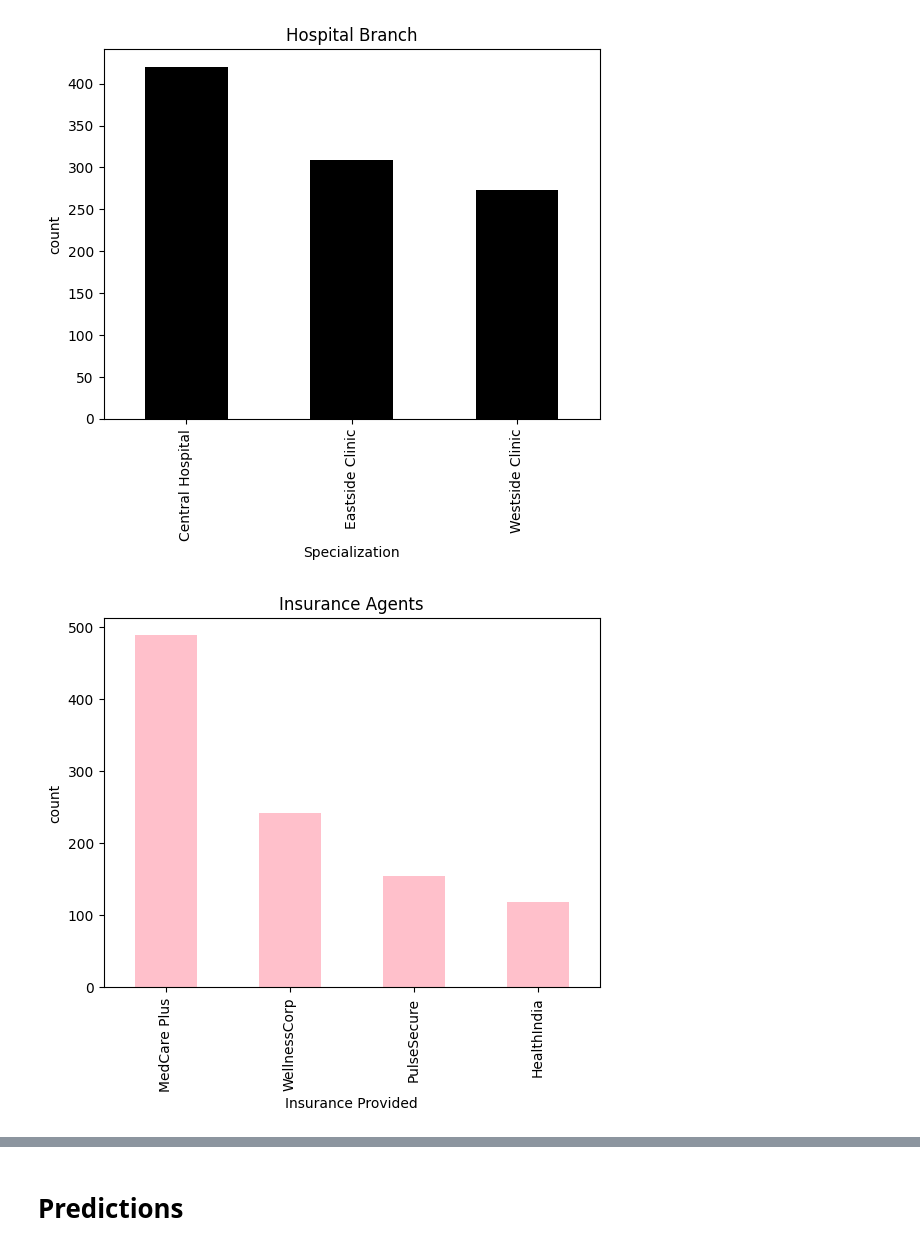
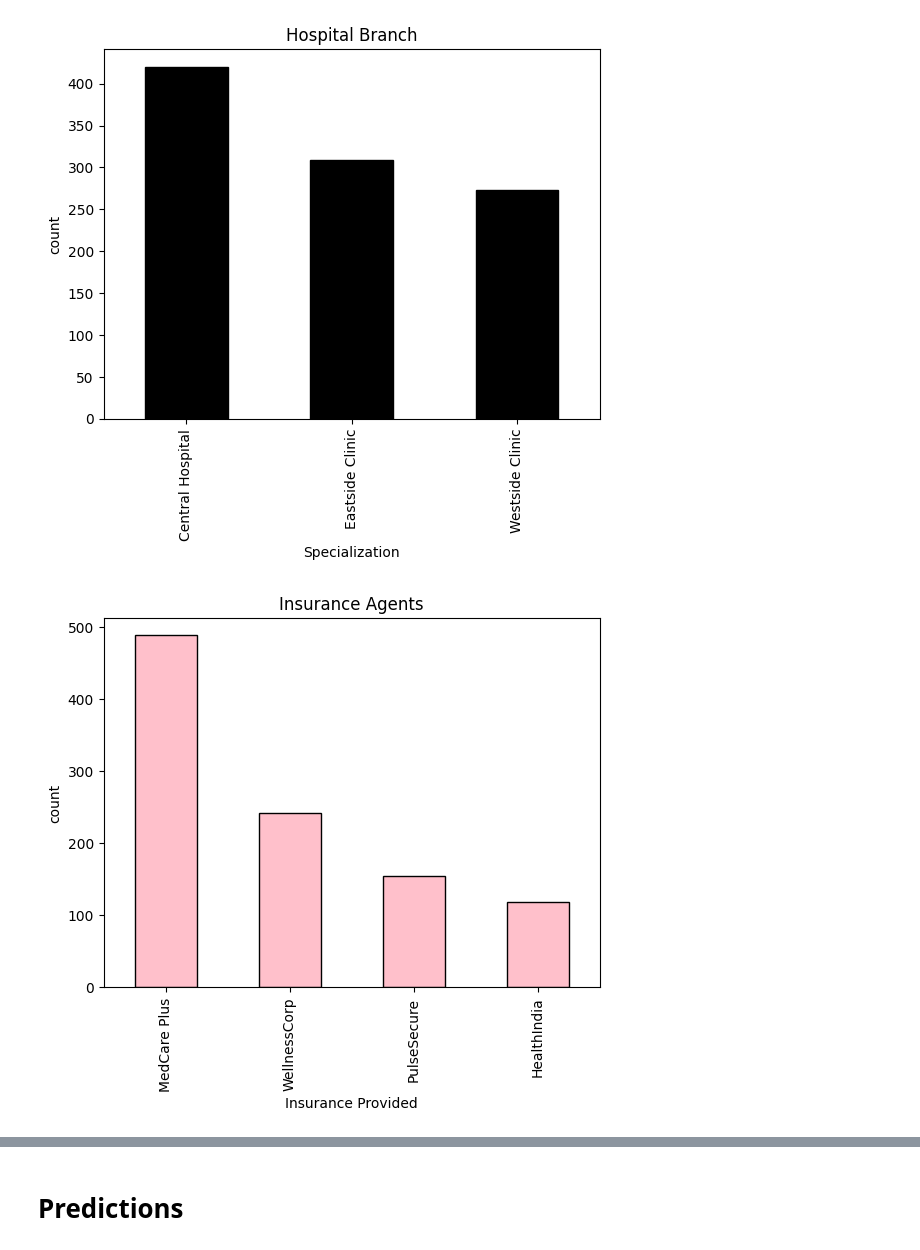
Before and after one commit to Jayaprathap-Data-Science/Analysis-Using-MY-SQL, a Jupyter notebook: healhcare-project-analysis.ipynb, the cells around one changed output, grey strips where cells are left out. Drawn from its saved outputs; the diff is of its cells as text; code cells hidden in the pictures.

```diff
--- a/healhcare-project-analysis.ipynb
+++ b/healhcare-project-analysis.ipynb
@@ -391,11 +391,11 @@ plt.show()
 # %% [output]
 [figure]
 # %%
-merge_data['insurance_provider_x'].value_counts().plot(kind='bar',color=['Pink'])
+merge_data['insurance_provider_x'].value_counts().plot(kind='bar',color='Pink',edgecolor='black')
 plt.title('Insurance Agents')
 plt.xlabel('Insurance Provided')
 plt.ylabel('count')
 plt.show()
 # %% [output]
-[figure, old version]
+[figure, new version]
 # %%
```
Also changed, not shown: parts of 10 cells of this notebook.
